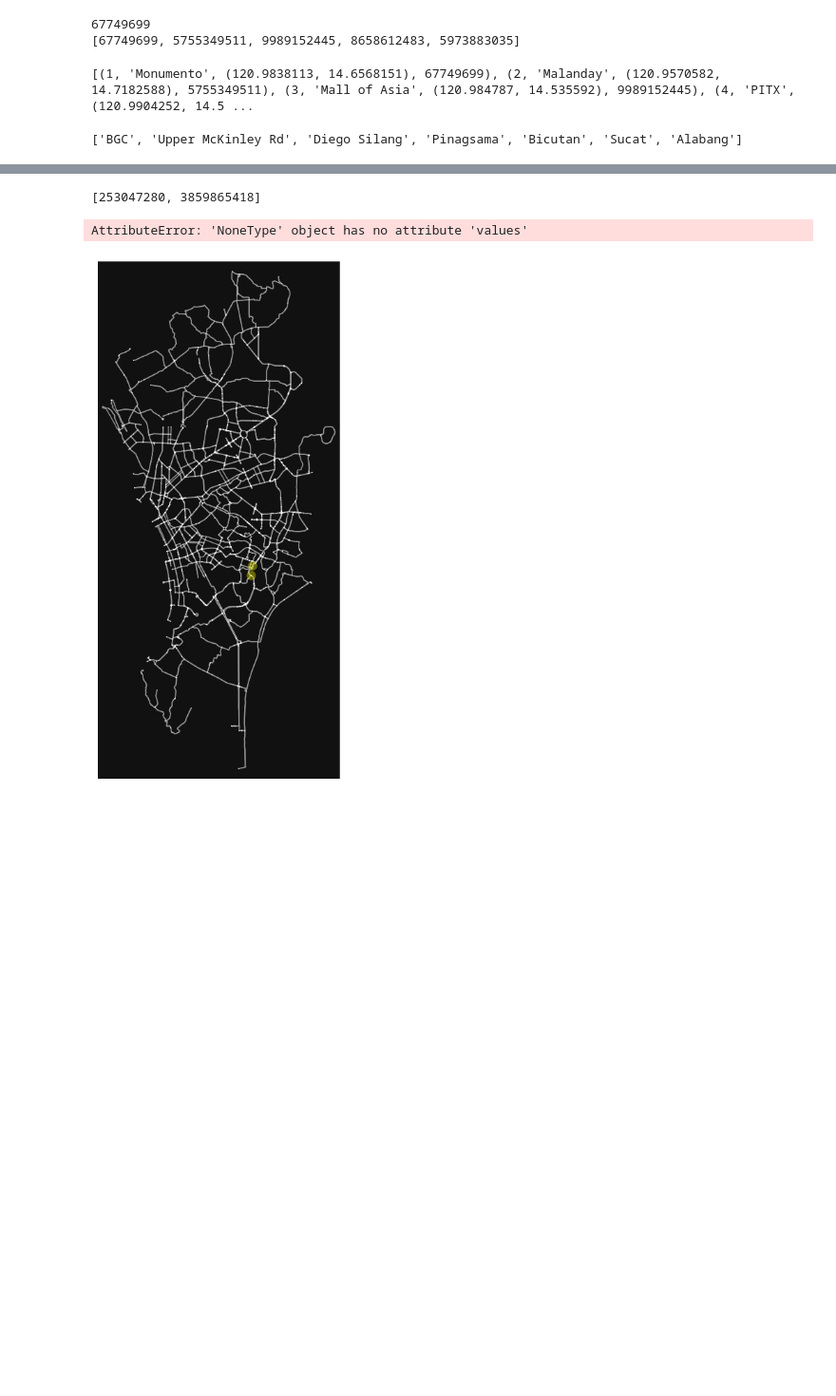
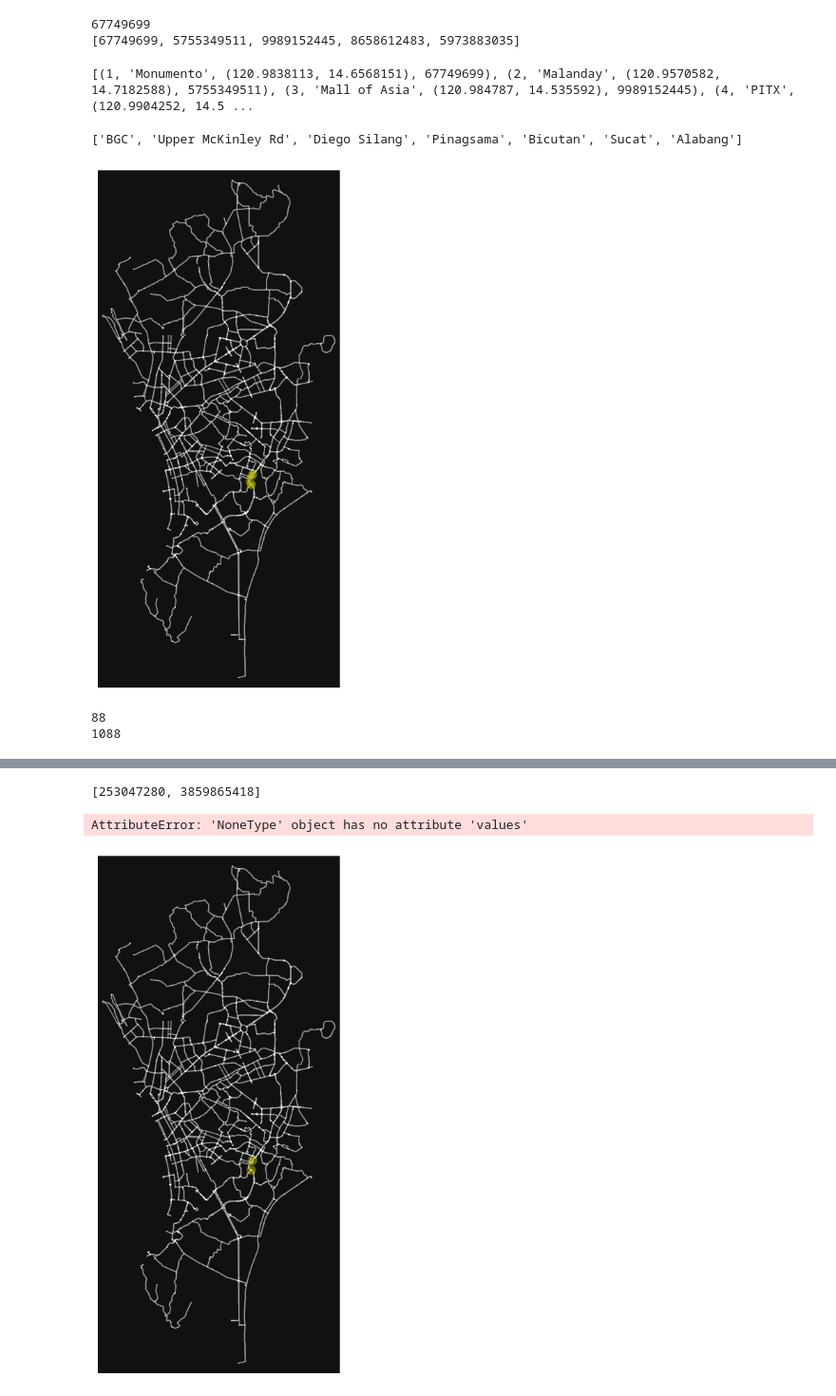
Before and after one commit to msescordial/rnga, a Jupyter notebook: Testing2.ipynb, the cells around one changed output, grey strips where cells are left out. Shown at 95% size. Saved outputs shown, nothing was run; the diff lists cells and outputs as text; code cells hidden in the pictures; blank space fills up the shorter version.

```diff
--- a/Testing2.ipynb
+++ b/Testing2.ipynb
@@ -216,3 +216,26 @@ R25 = ['BGC'] + [ws.cell(row=i,column=3).value for i in range(197,199+1)] + ['Bi
 print(R25)
 # %% [output]
 ['BGC', 'Upper McKinley Rd', 'Diego Silang', 'Pinagsama', 'Bicutan', 'Sucat', 'Alabang']
+# %%
+# impute missing edge speeds and calculate edge travel times with the speed module
+G = ox.speed.add_edge_speeds(G)
+G = ox.speed.add_edge_travel_times(G)
+# %%
+orig = node_name_to_node_ID('BGC')
+dest = node_name_to_node_ID('Upper McKinley Rd')
+
+# find the shortest path between nodes, minimizing travel time, then plot it
+route = ox.shortest_path(G, orig, dest, weight="travel_time")
+fig, ax = ox.plot_graph_route(G, route, route_color="y", route_linewidth=6, node_size=1)
+# %% [output]
+[figure, added]
+# %%
+# OPTION 1: see the travel time for the whole route
+# Source: https://stackoverflow.com/questions/62156969/osmnx-shortest-path-nodes-get-node-traveled-time
+travel_time = nx.shortest_path_length(G, orig, dest, weight='travel_time')
+print(round(travel_time))
+length = nx.shortest_path_length(G, orig, dest, weight='length')
+print(round(length))
+# %% [output]
+88
+1088
```
Also changed, not shown: parts of 5 cells of this notebook.
